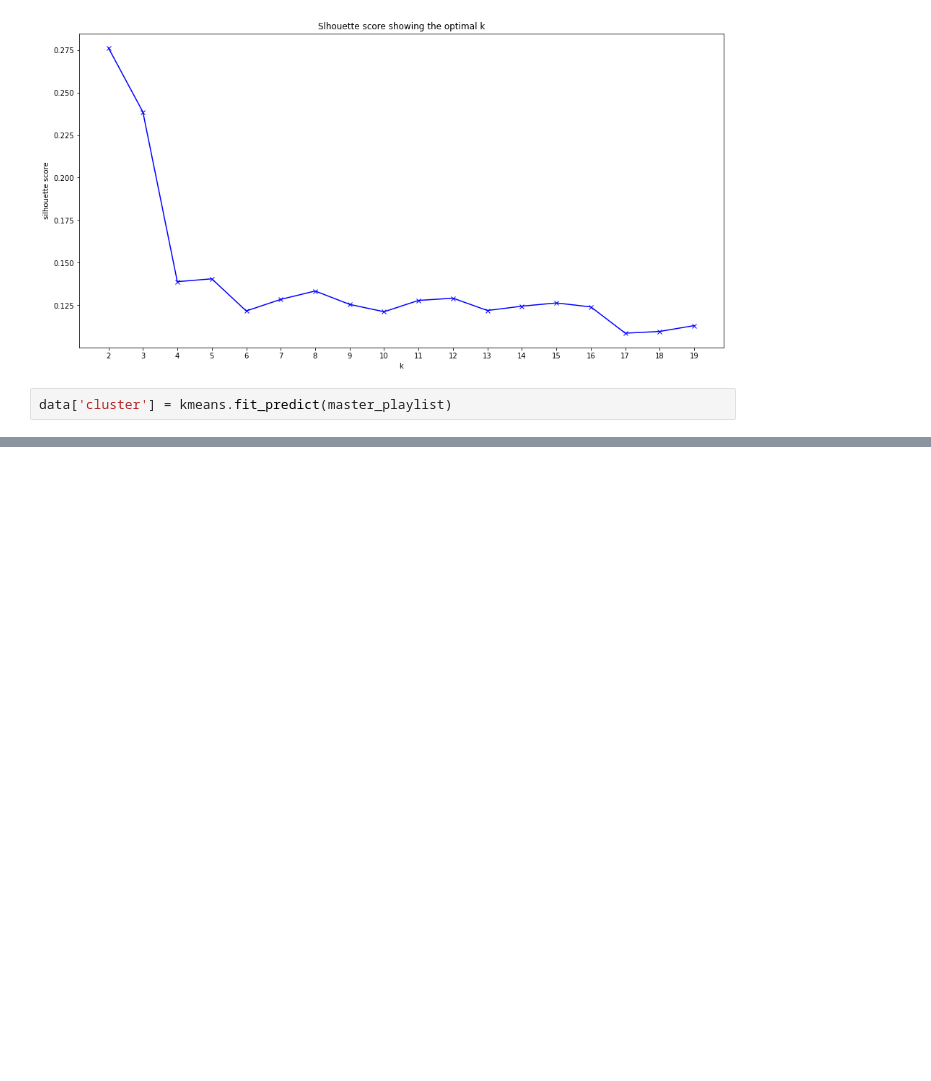
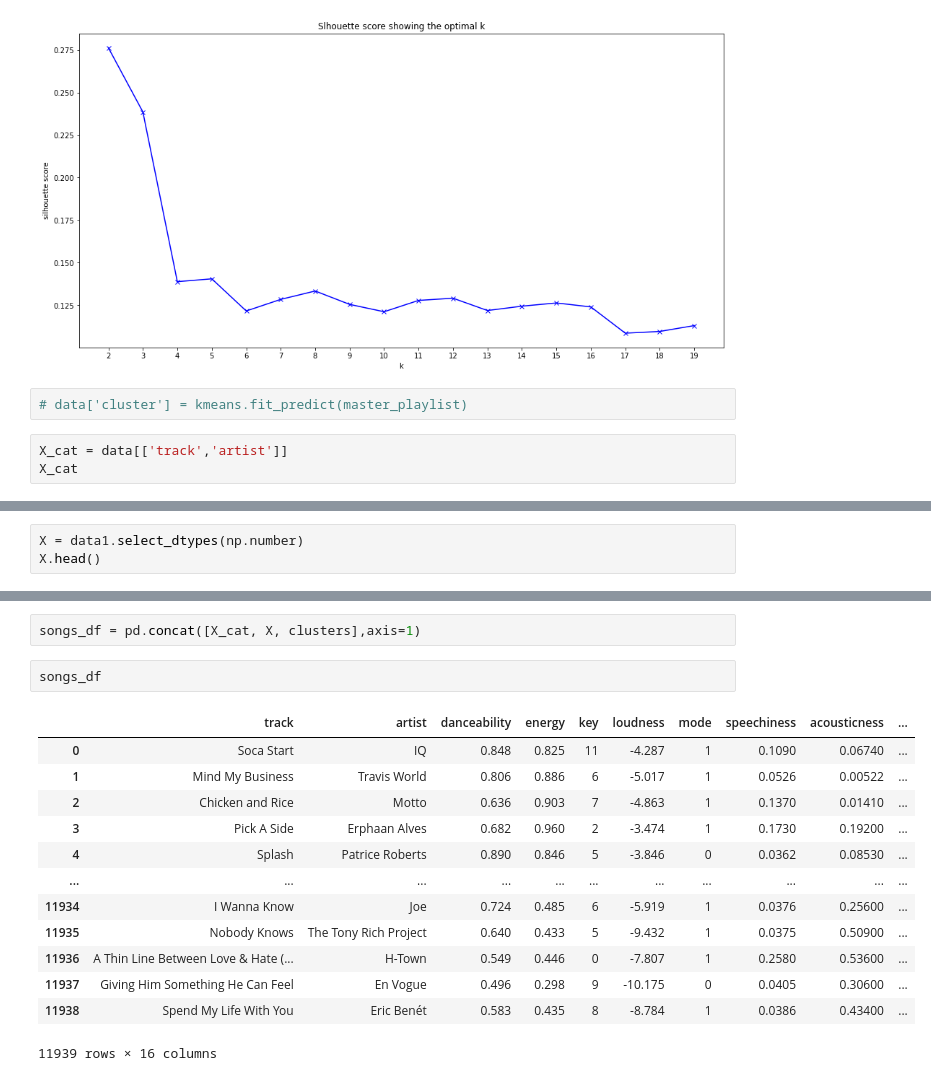
Before and after one commit to colemaqe/lab-web-scraping-single-page, a Jupyter notebook: New Playlist.ipynb, the cells around one changed output, grey strips where cells are left out. Saved outputs shown, nothing was run; the diff lists cells and outputs as text; blank space fills up the shorter version.

```diff
--- a/New Playlist.ipynb
+++ b/New Playlist.ipynb
@@ -1049,4 +1100,7 @@ plt.title('Slhouette score showing the optimal k')
 Text(0.5, 1.0, 'Slhouette score showing the optimal k')
 [figure]
 # %%
-data['cluster'] = kmeans.fit_predict(master_playlist)
+# data['cluster'] = kmeans.fit_predict(master_playlist)
+# %%
+X_cat = data[['track','artist']]
+X_cat
@@ -1052,0 +1121,3 @@ data['cluster'] = kmeans.fit_predict(master_playlist)
+# %%
+X = data1.select_dtypes(np.number)
+X.head()
@@ -1052,0 +1131,18 @@ data['cluster'] = kmeans.fit_predict(master_playlist)
+# %%
+songs_df = pd.concat([X_cat, X, clusters],axis=1)
+# %%
+songs_df
+# %% [output]
+|  | track | artist | danceability | energy | key | loudness | mode | speechiness | acousticness | ... |
+| 0 | Soca Start | IQ | 0.848 | 0.825 | 11 | -4.287 | 1 | 0.1090 | 0.06740 | ... |
+| 1 | Mind My Business | Travis World | 0.806 | 0.886 | 6 | -5.017 | 1 | 0.0526 | 0.00522 | ... |
+| 2 | Chicken and Rice | Motto | 0.636 | 0.903 | 7 | -4.863 | 1 | 0.1370 | 0.01410 | ... |
+| 3 | Pick A Side | Erphaan Alves | 0.682 | 0.960 | 2 | -3.474 | 1 | 0.1730 | 0.19200 | ... |
+| 4 | Splash | Patrice Roberts | 0.890 | 0.846 | 5 | -3.846 | 0 | 0.0362 | 0.08530 | ... |
+| ... | ... | ... | ... | ... | ... | ... | ... | ... | ... | ... |
+| 11934 | I Wanna Know | Joe | 0.724 | 0.485 | 6 | -5.919 | 1 | 0.0376 | 0.25600 | ... |
+| 11935 | Nobody Knows | The Tony Rich Project | 0.640 | 0.433 | 5 | -9.432 | 1 | 0.0375 | 0.50900 | ... |
+| 11936 | A Thin Line Between Love & Hate (... | H-Town | 0.549 | 0.446 | 0 | -7.807 | 1 | 0.2580 | 0.53600 | ... |
+| 11937 | Giving Him Something He Can Feel | En Vogue | 0.496 | 0.298 | 9 | -10.175 | 0 | 0.0405 | 0.30600 | ... |
+| 11938 | Spend My Life With You | Eric Benét | 0.583 | 0.435 | 8 | -8.784 | 1 | 0.0386 | 0.43400 | ... |
+11939 rows × 16 columns
```
Also changed, not shown: parts of 15 cells of this notebook, 2 other files.
